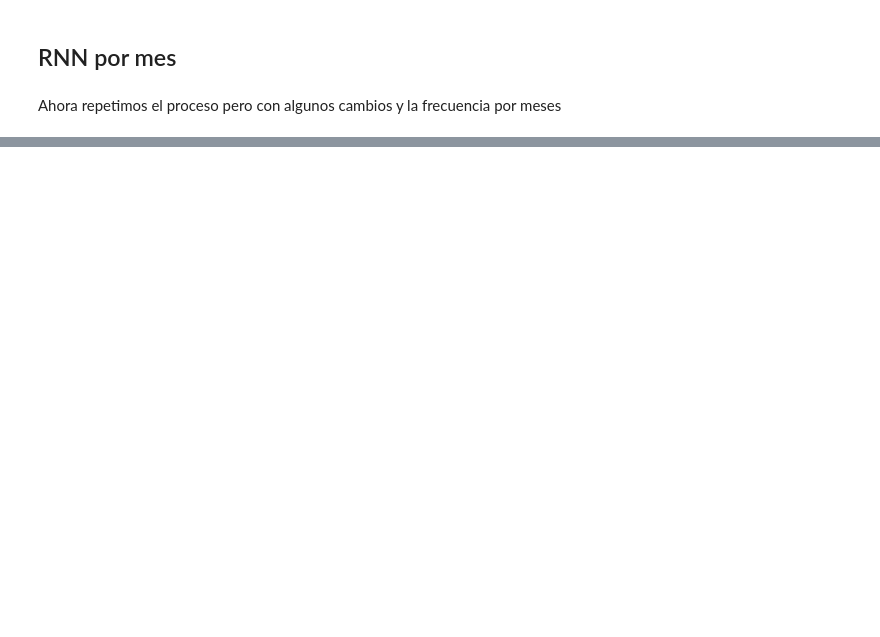
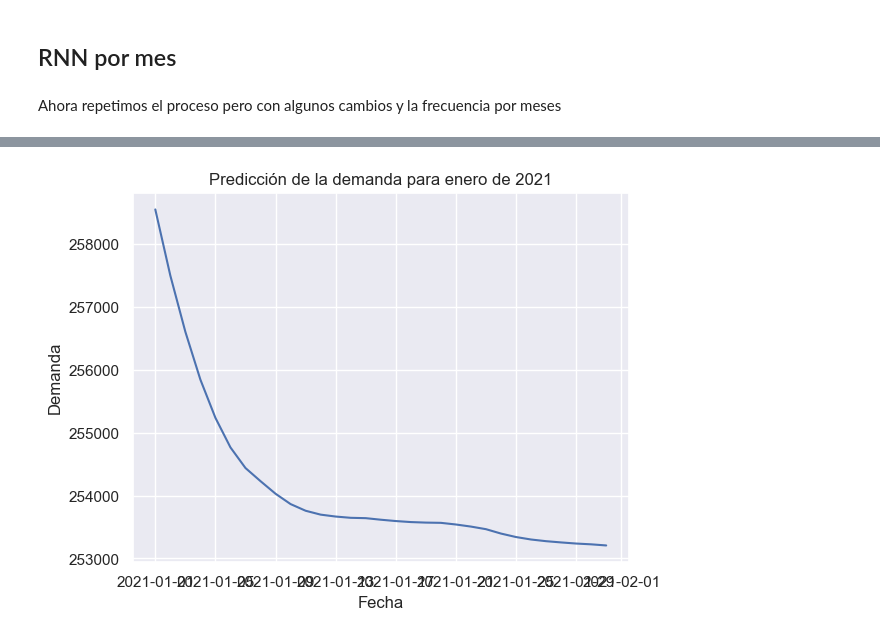
Before and after one commit to Josdelser/Prosumer-TFM, a Jupyter notebook: MLE-Prosumer.ipynb, the cells around one changed output, grey strips where cells are left out. Cells and saved outputs as stored; diff of their text form; code cells hidden in the pictures; blank space fills up the shorter version.

```diff
--- a/MLE-Prosumer.ipynb
+++ b/MLE-Prosumer.ipynb
@@ -863,0 +785,2 @@ El error cuadrático mse: 22215323424061.492 kw
+# %%
+model.fit(X_train, y_train, epochs=100, batch_size=32, verbose=2)
@@ -863,0 +806,9 @@ El error cuadrático mse: 22215323424061.492 kw
+# %%
+last_data = train_data_scaled[-timesteps:]
+pred_values = []
+for i in range(31):
+    test_data_seq = last_data[-timesteps:]
+    test_data_seq = test_data_seq.reshape(1, timesteps, 1)
+    pred = model.predict(test_data_seq)
+    pred_values.append(pred[0][0])
+    last_data = np.append(last_data, pred)[1:]
@@ -863,0 +833,5 @@ El error cuadrático mse: 22215323424061.492 kw
+# %%
+pred_values = scaler.inverse_transform(np.array(pred_values).reshape(-1, 1))
+# %%
+for i, value in enumerate(pred_values):
+    print("La demanda para el día", i+1, "de enero de 2021 es:", value[0])
@@ -863,0 +856,9 @@ El error cuadrático mse: 22215323424061.492 kw
+# %%
+fechas = [datetime.date(2021, 1, i+1) for i in range(len(pred_values))]
+plt.plot(fechas, pred_values)
+plt.xlabel('Fecha')
+plt.ylabel('Demanda')
+plt.title('Predicción de la demanda para enero de 2021')
+plt.show()
+# %% [output]
+[figure, added]
```
Also changed, not shown: parts of 80 cells of this notebook.
